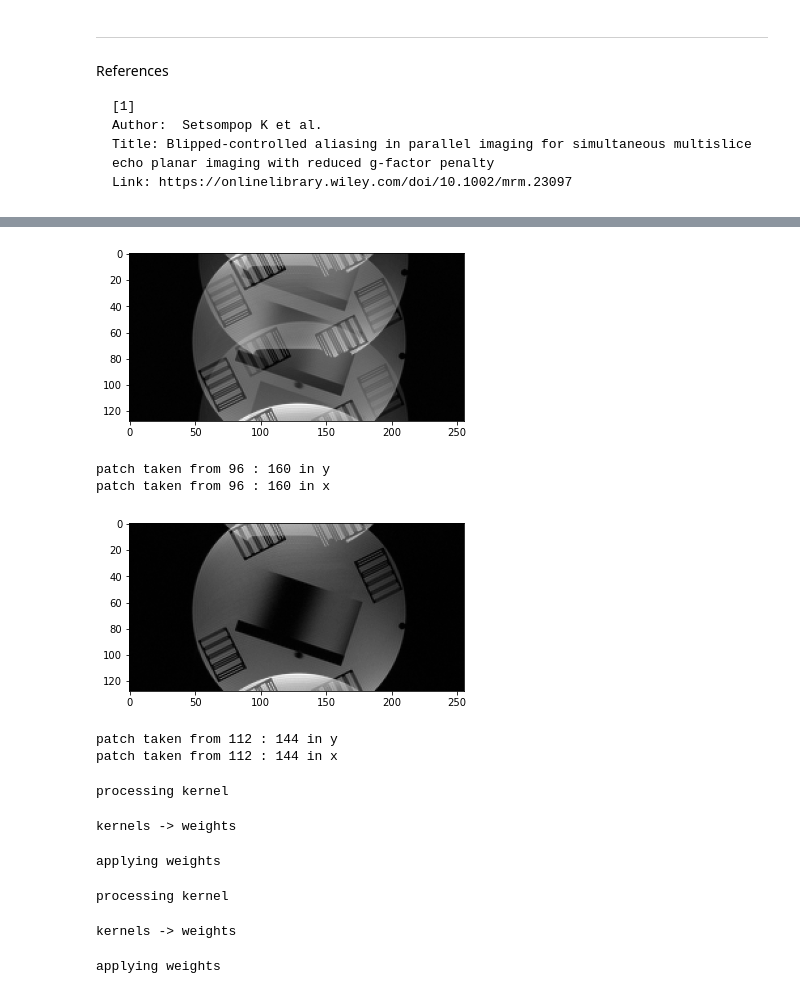
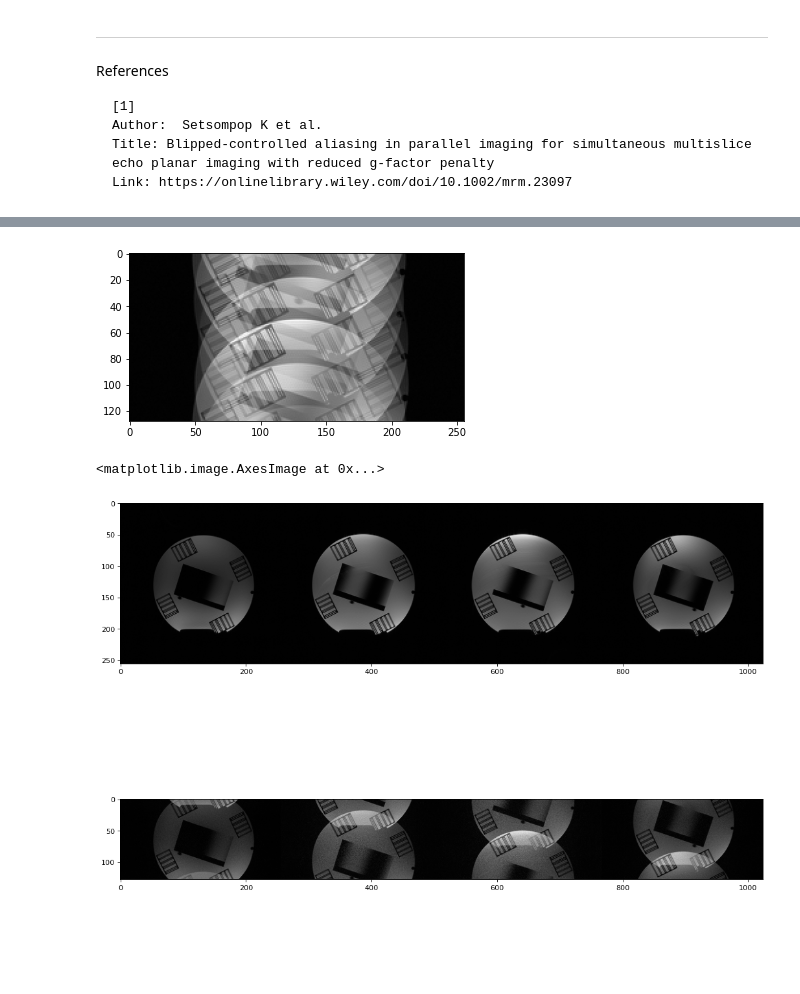
Before and after one commit to ZimuHuo/pymri_recon, a Jupyter notebook: SMS/slicegrappaWithInplane.ipynb, the cells around one changed output, grey strips where cells are left out. Cells and saved outputs as stored; diff of their text form; code cells hidden in the pictures; blank space fills up the shorter version.

```diff
--- a/SMS/slicegrappaWithInplane.ipynb
+++ b/SMS/slicegrappaWithInplane.ipynb
@@ -30,10 +31,10 @@ from util.sg import *
 # %%
-numSlice = 2
-R = 4  # sms factor 4, grappa factor 2
-from util.twix import *
-file_sms = "../lib/meas_MID00134_FID55501_catesain_4slices.dat"
-file = readtwix(file_sms)
-data = file[0]['readouts'][...,:numSlice]
+numSlice = 4
+R = 8  # sms factor 4, grappa factor 2
+slice1 = np.load("../lib/slice1_grappa1.npy")
+slice2 = np.load("../lib/slice2_grappa1.npy")
+slice3 = np.load("../lib/slice3_grappa1.npy")
+slice4 = np.load("../lib/slice4_grappa1.npy")
+data = np.concatenate((slice1[...,None], slice2[...,None], slice3[...,None], slice4[...,None]), -1)[...,:numSlice]
 rawImage = ifft2c(data)
 fovHeight, fovWidth, numCoil, _ = rawImage.shape
-fovHeight, fovWidth, numCoil, _ = rawImage.shape
@@ -71,7 +51,7 @@ dataR = fft2c(simulate.multiSliceCAIPI(rawImage, cycle, R))
 # %%
 showrsos(ifft2c(dataR))
 # %% [output]
-[figure, old version]
+[figure, new version]
 # %%
 ncx = 64
 ncy = 64
@@ -80,33 +60,27 @@ acsK = simulate.acs(rawData, (ncy, ncx))
 acsK = acsK[::2]
 acsIm = ifft2c(acsK)
 calib = fft2c(simulate.singleSliceFov(acsIm,acsshift))
-# %% [output]
-patch taken from 96 : 160 in y
-patch taken from 96 : 160 in x
 # %%
 recon = sg(dataR,calib)
 # %%
-show(rsos(ifft2c(recon[:,:,:,0])))
+fig = plt.figure(figsize=(16, 12), dpi=80)
+plt.subplot(211)
+plt.imshow(np.abs(stitch(rsos(rawImage), 1)), cmap = "gray")
+plt.subplot(212)
+plt.imshow(np.abs(stitch(rsos(ifft2c(recon)),1)), cmap = "gray")
 # %% [output]
+<matplotlib.image.AxesImage at 0x...>
-[figure, old version]
+[figure, new version]
 # %%
 acsK = simulate.acs(rawData, (32, 32))
 acsIm  = ifft2c(acsK)
 acsshift = cycle*(32*2/4)/(2*np.pi)
 acsIm = simulate.singleSliceFov(acsIm, acsshift)
 acs = fft2c(acsIm)
-# %% [output]
-patch taken from 112 : 144 in y
-patch taken from 112 : 144 in x
 # %%
 recon2 = np.zeros([fovHeight, fovWidth, numCoil, numSlice], dtype = complex)
 for sli in range(numSlice):
-    recon2[...,sli] = grappa(recon[...,sli], acs[...,sli], 2)
+    tmp = np.zeros([fovHeight, fovWidth, numCoil], dtype = complex)
+    tmp[::2] = recon[...,sli]
+    recon2[...,sli] = grappa(tmp, acs[...,sli], combine = False)
-# %% [output]
-processing kernel
-kernels -> weights
-applying weights
-processing kernel
-kernels -> weights
-applying weights
 # %%
```
Also changed, not shown: parts of 3 cells of this notebook, 5 other files.
